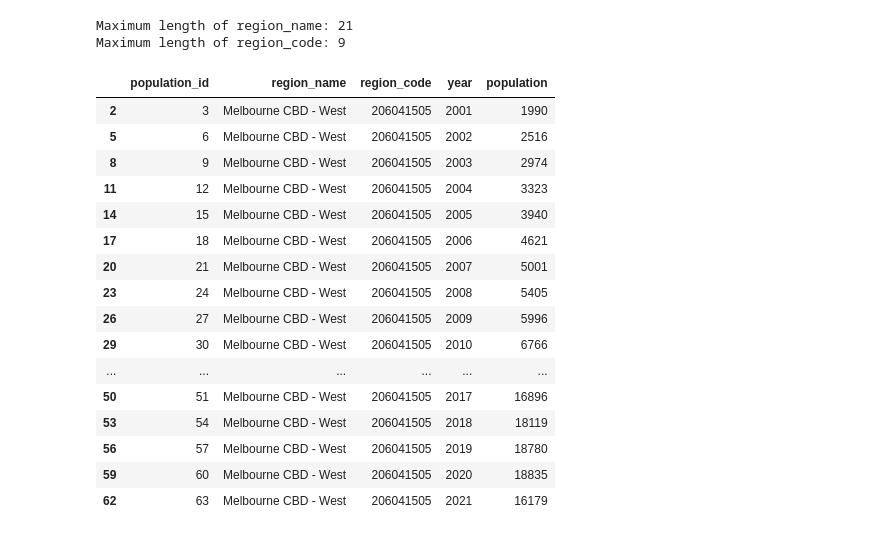
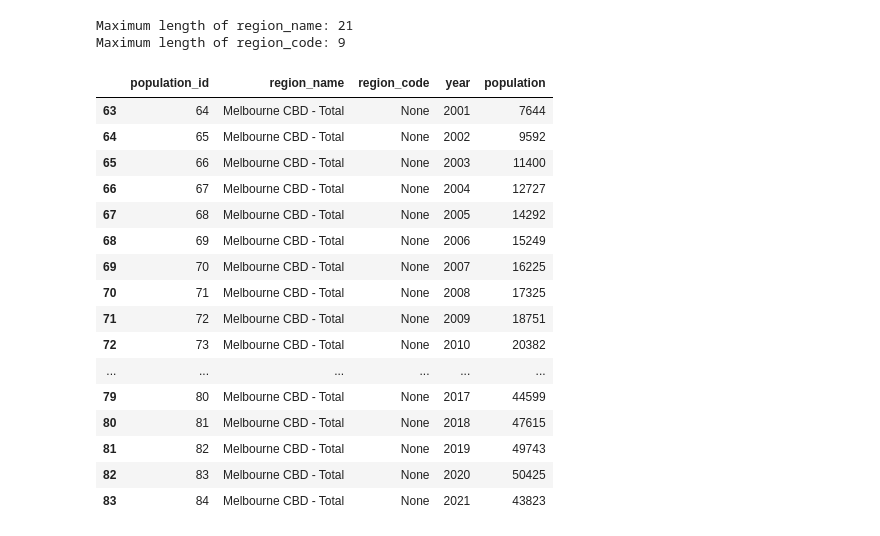
Before and after one commit to Gyoungd/carownership_backend_api, a Jupyter notebook: population.ipynb, the cells around one changed output. Drawn from its saved outputs; the diff is of its cells as text; code cells hidden in the pictures.

```diff
--- a/population.ipynb
+++ b/population.ipynb
@@ -351,24 +349,24 @@ Maximum length of region_name: 21
 Maximum length of region_code: 9
 # %%
 # Filter out Melbourne CBD - West
-west = df_CBD[df_CBD['region_name'] == 'Melbourne CBD - West']
+west = df_CBD[df_CBD['region_name'] == 'Melbourne CBD - Total']
 
 west
 # %% [output]
 |  | population_id | region_name | region_code | year | population |
-| 2 | 3 | Melbourne CBD - West | 206041505 | 2001 | 1990 |
-| 5 | 6 | Melbourne CBD - West | 206041505 | 2002 | 2516 |
-| 8 | 9 | Melbourne CBD - West | 206041505 | 2003 | 2974 |
-| 11 | 12 | Melbourne CBD - West | 206041505 | 2004 | 3323 |
-| 14 | 15 | Melbourne CBD - West | 206041505 | 2005 | 3940 |
-| 17 | 18 | Melbourne CBD - West | 206041505 | 2006 | 4621 |
-| 20 | 21 | Melbourne CBD - West | 206041505 | 2007 | 5001 |
-| 23 | 24 | Melbourne CBD - West | 206041505 | 2008 | 5405 |
-| 26 | 27 | Melbourne CBD - West | 206041505 | 2009 | 5996 |
-| 29 | 30 | Melbourne CBD - West | 206041505 | 2010 | 6766 |
+| 63 | 64 | Melbourne CBD - Total | None | 2001 | 7644 |
+| 64 | 65 | Melbourne CBD - Total | None | 2002 | 9592 |
+| 65 | 66 | Melbourne CBD - Total | None | 2003 | 11400 |
+| 66 | 67 | Melbourne CBD - Total | None | 2004 | 12727 |
+| 67 | 68 | Melbourne CBD - Total | None | 2005 | 14292 |
+| 68 | 69 | Melbourne CBD - Total | None | 2006 | 15249 |
+| 69 | 70 | Melbourne CBD - Total | None | 2007 | 16225 |
+| 70 | 71 | Melbourne CBD - Total | None | 2008 | 17325 |
+| 71 | 72 | Melbourne CBD - Total | None | 2009 | 18751 |
+| 72 | 73 | Melbourne CBD - Total | None | 2010 | 20382 |
 | ... | ... | ... | ... | ... | ... |
-| 50 | 51 | Melbourne CBD - West | 206041505 | 2017 | 16896 |
-| 53 | 54 | Melbourne CBD - West | 206041505 | 2018 | 18119 |
-| 56 | 57 | Melbourne CBD - West | 206041505 | 2019 | 18780 |
-| 59 | 60 | Melbourne CBD - West | 206041505 | 2020 | 18835 |
-| 62 | 63 | Melbourne CBD - West | 206041505 | 2021 | 16179 |
+| 79 | 80 | Melbourne CBD - Total | None | 2017 | 44599 |
+| 80 | 81 | Melbourne CBD - Total | None | 2018 | 47615 |
+| 81 | 82 | Melbourne CBD - Total | None | 2019 | 49743 |
+| 82 | 83 | Melbourne CBD - Total | None | 2020 | 50425 |
+| 83 | 84 | Melbourne CBD - Total | None | 2021 | 43823 |
```
Also changed, not shown: parts of 2 cells of this notebook, 7 other files.
